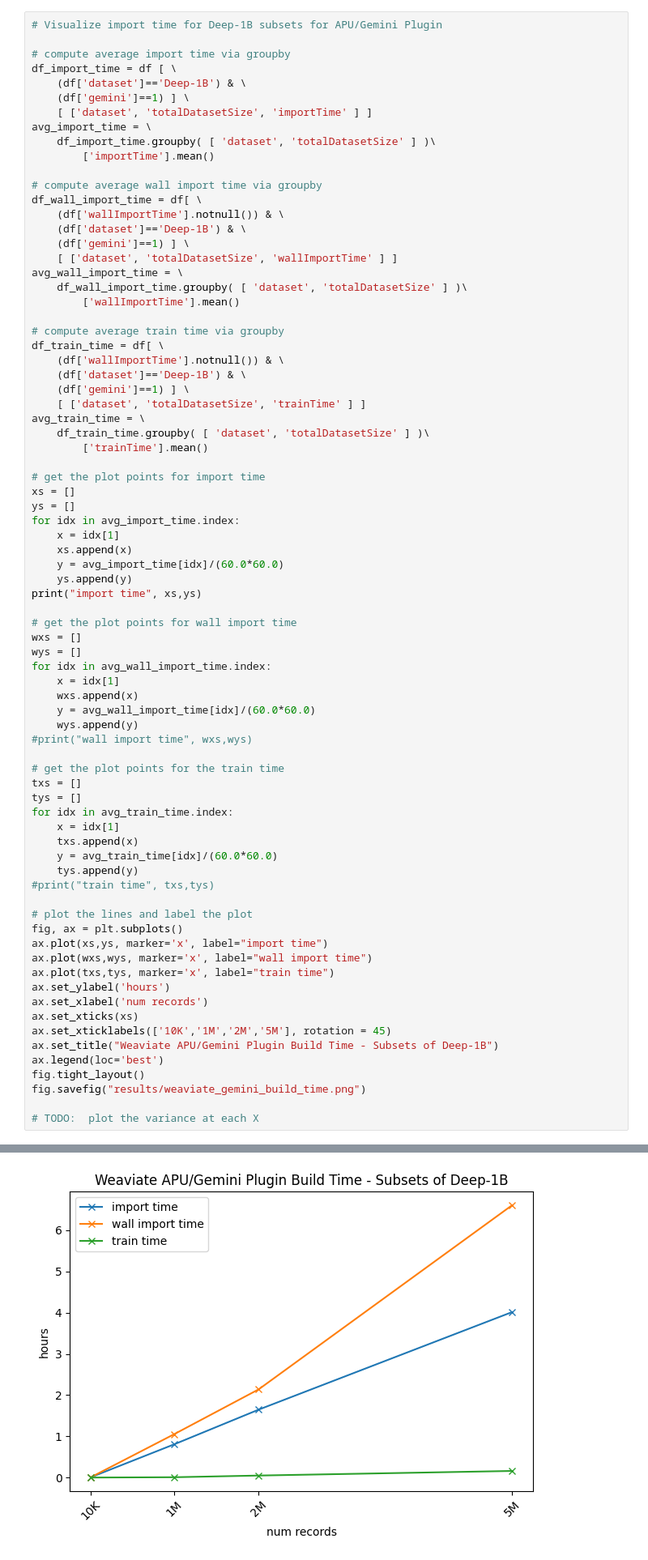
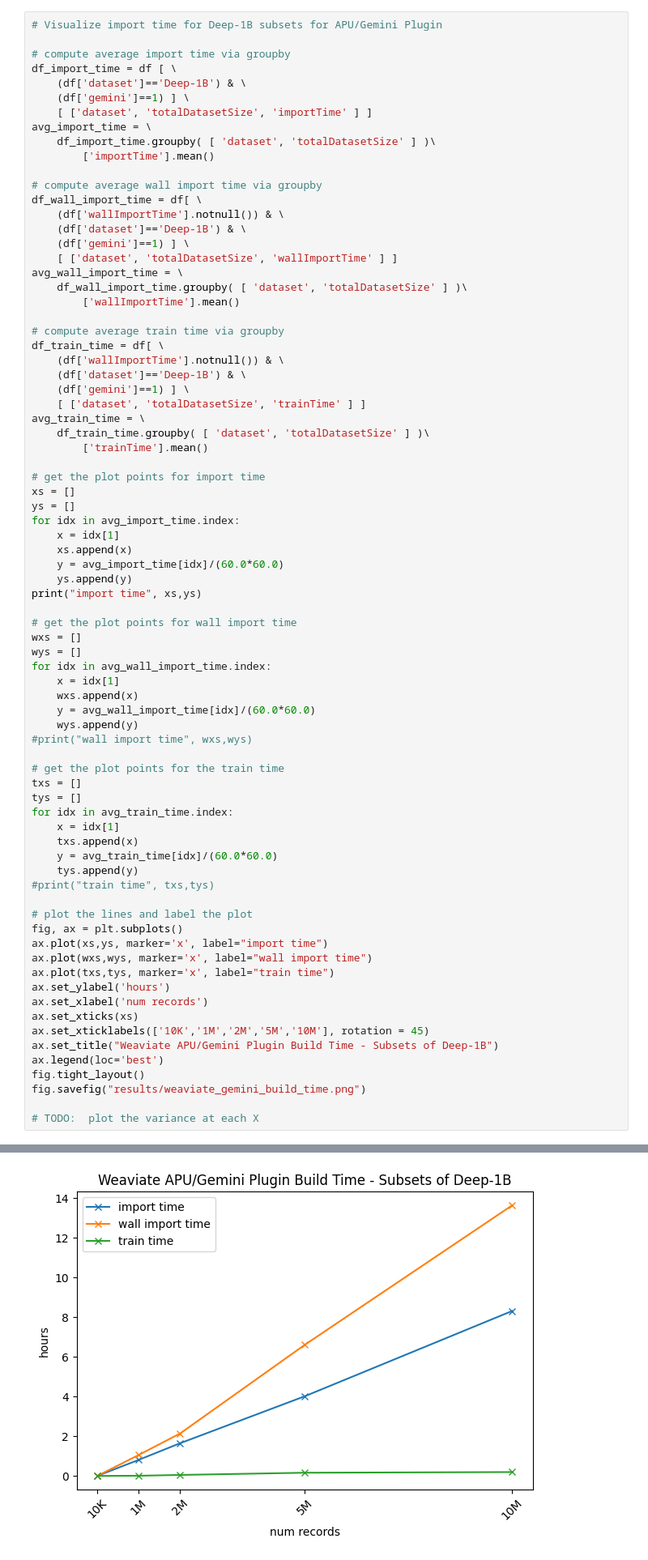
Before and after one commit to sourcesync/weaviate-benchmarking, a Jupyter notebook: gsi/analyze.ipynb, the cells around one changed output, grey strips where cells are left out. Shown at 81% size. Drawn from its saved outputs; the diff is of its cells as text.

Commit message:
plotting apu plugin 10M results

```diff
--- a/gsi/analyze.ipynb
+++ b/gsi/analyze.ipynb
@@ -245,7 +245,7 @@ ax.plot(txs,tys, marker='x', label="train time")
 ax.set_ylabel('hours')
 ax.set_xlabel('num records')
 ax.set_xticks(xs)
-ax.set_xticklabels(['10K','1M','2M','5M'], rotation = 45)
+ax.set_xticklabels(['10K','1M','2M','5M','10M'], rotation = 45)
 ax.set_title("Weaviate APU/Gemini Plugin Build Time - Subsets of Deep-1B")
 ax.legend(loc='best')
 fig.tight_layout()
@@ -257,4 +257,4 @@ import time [10000, 1000000, 2000000, 5000000] [0.008556206777777792, 0.80919946
-[figure, old version]
+[figure, new version]
 # %%
 # Visualize the recall vs search latency for Deep-1B HNSW parameter groups
 
```
Also changed, not shown: parts of 2 cells of this notebook.
